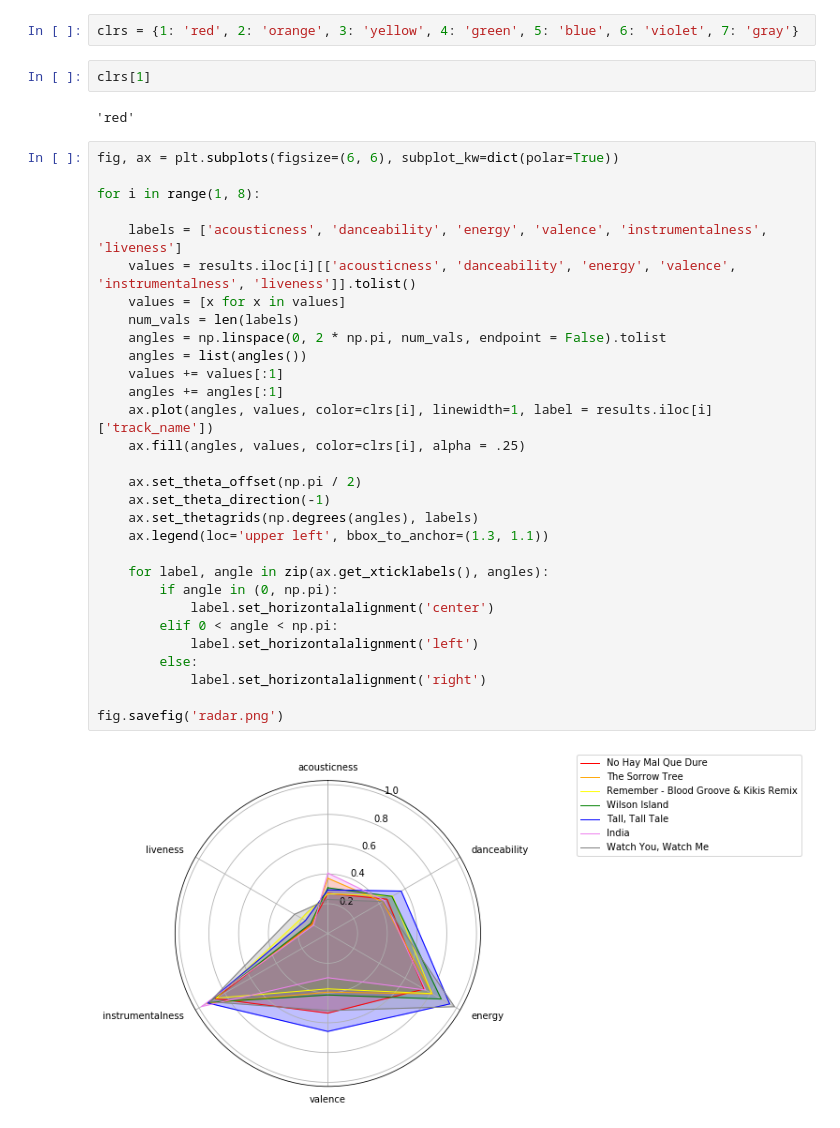
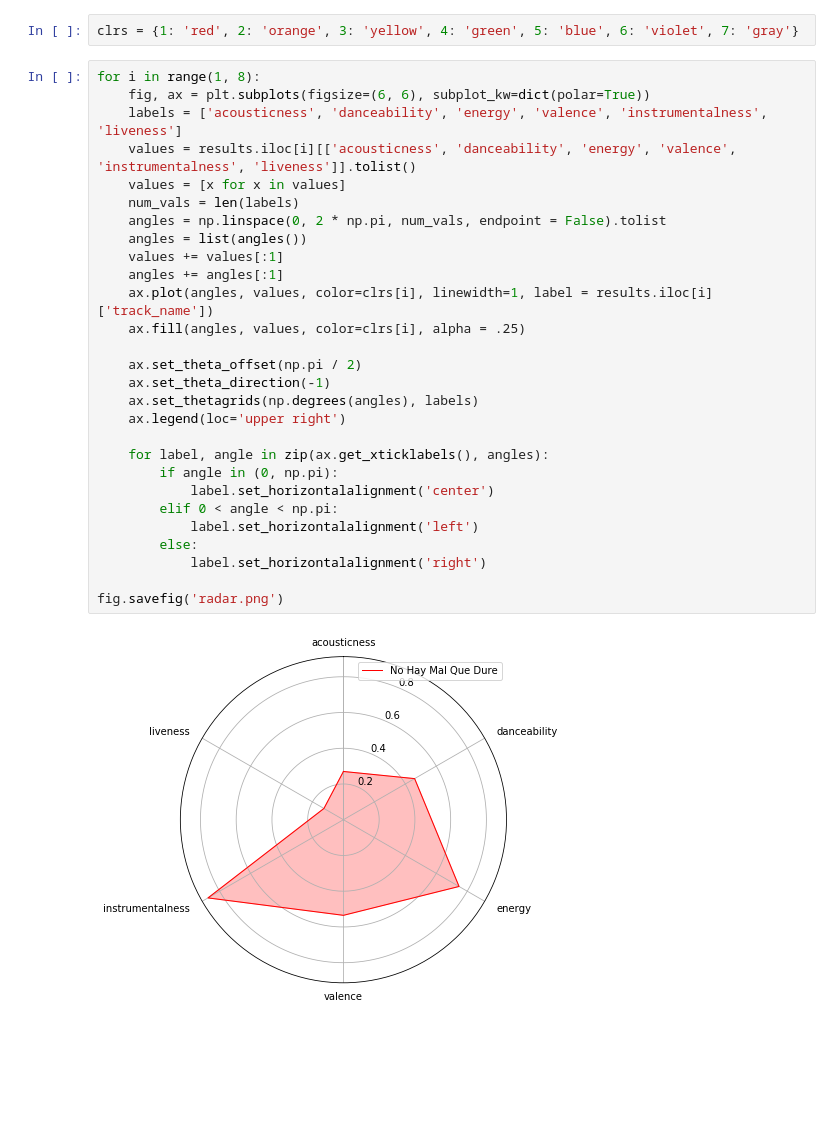
Before and after one commit to bw-spotify-song-suggester-4/data-science, a Jupyter notebook: pickletaste.ipynb, the cells around one changed output. Cells and saved outputs as stored; diff of their text form; blank space fills up the shorter version.

```diff
--- a/pickletaste.ipynb
+++ b/pickletaste.ipynb
@@ -68,39 +68,33 @@ plt.show()
 [figure]
 # %%
 clrs = {1: 'red', 2: 'orange', 3: 'yellow', 4: 'green', 5: 'blue', 6: 'violet', 7: 'gray'}
-# %%
-clrs[1]
-# %% [output]
-'red'
 # %%
-fig, ax = plt.subplots(figsize=(6, 6), subplot_kw=dict(polar=True))
-
 for i in range(1, 8):
-
+    fig, ax = plt.subplots(figsize=(6, 6), subplot_kw=dict(polar=True))
     labels = ['acousticness', 'danceability', 'energy', 'valence', 'instrumentalness', 'liveness']
     values = results.iloc[i][['acousticness', 'danceability', 'energy', 'valence', 'instrumentalness', 'liveness']].tolist()
     values = [x for x in values]
     num_vals = len(labels)
     angles = np.linspace(0, 2 * np.pi, num_vals, endpoint = False).tolist
     angles = list(angles())
     values += values[:1]
     angles += angles[:1]
     ax.plot(angles, values, color=clrs[i], linewidth=1, label = results.iloc[i]['track_name'])
     ax.fill(angles, values, color=clrs[i], alpha = .25)
 
     ax.set_theta_offset(np.pi / 2)
     ax.set_theta_direction(-1)
     ax.set_thetagrids(np.degrees(angles), labels)
-    ax.legend(loc='upper left', bbox_to_anchor=(1.3, 1.1))
+    ax.legend(loc='upper right')
 
     for label, angle in zip(ax.get_xticklabels(), angles):
         if angle in (0, np.pi):
             label.set_horizontalalignment('center')
         elif 0 < angle < np.pi:
             label.set_horizontalalignment('left')
         else:
             label.set_horizontalalignment('right')
 
 fig.savefig('radar.png')
 # %% [output]
-[figure, old version]
+[figure, new version]
```
Also changed, not shown: parts of 1 cell of this notebook.
